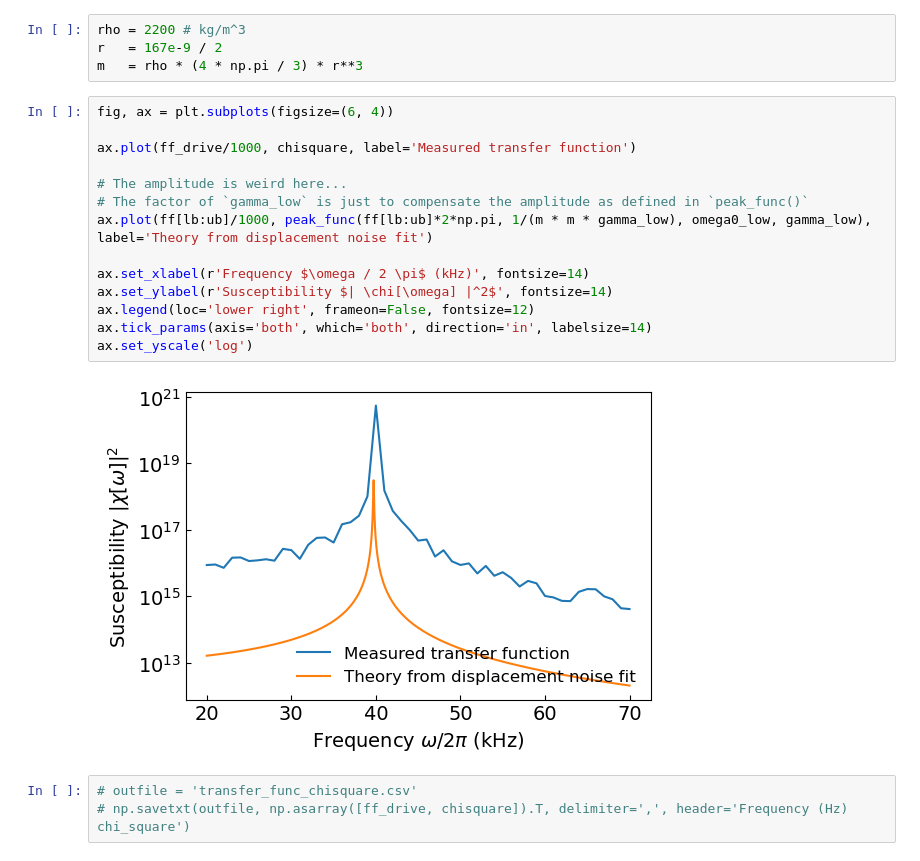
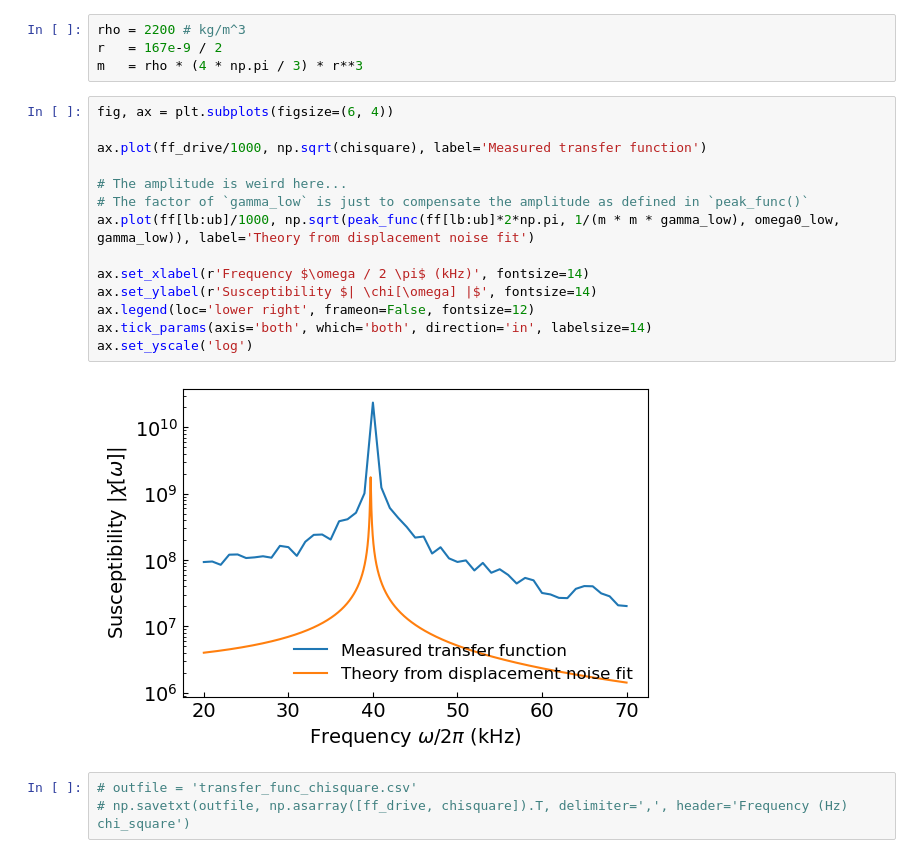
Before and after one commit to yuhants/Nanospheres, a Jupyter notebook: Analysis/20230910_force_calibration.ipynb, the cells around one changed output. Cells and saved outputs as stored; diff of their text form.

```diff
--- a/Analysis/20230910_force_calibration.ipynb
+++ b/Analysis/20230910_force_calibration.ipynb
@@ -85,19 +85,19 @@ m   = rho * (4 * np.pi / 3) * r**3
 # %%
 fig, ax = plt.subplots(figsize=(6, 4))
 
-ax.plot(ff_drive/1000, chisquare, label='Measured transfer function')
+ax.plot(ff_drive/1000, np.sqrt(chisquare), label='Measured transfer function')
 
 # The amplitude is weird here...
 # The factor of `gamma_low` is just to compensate the amplitude as defined in `peak_func()`
-ax.plot(ff[lb:ub]/1000, peak_func(ff[lb:ub]*2*np.pi, 1/(m * m * gamma_low), omega0_low, gamma_low), label='Theory from displacement noise fit')
+ax.plot(ff[lb:ub]/1000, np.sqrt(peak_func(ff[lb:ub]*2*np.pi, 1/(m * m * gamma_low), omega0_low, gamma_low)), label='Theory from displacement noise fit')
 
 ax.set_xlabel(r'Frequency $\omega / 2 \pi$ (kHz)', fontsize=14)
-ax.set_ylabel(r'Susceptibility $| \chi[\omega] |^2$', fontsize=14)
+ax.set_ylabel(r'Susceptibility $| \chi[\omega] |$', fontsize=14)
 ax.legend(loc='lower right', frameon=False, fontsize=12)
 ax.tick_params(axis='both', which='both', direction='in', labelsize=14)
 ax.set_yscale('log')
 # %% [output]
-[figure, old version]
+[figure, new version]
 # %%
 # outfile = 'transfer_func_chisquare.csv'
 # np.savetxt(outfile, np.asarray([ff_drive, chisquare]).T, delimiter=',', header='Frequency (Hz)   chi_square')
```
Also changed, not shown: parts of 1 cell of this notebook, 5 other files.
